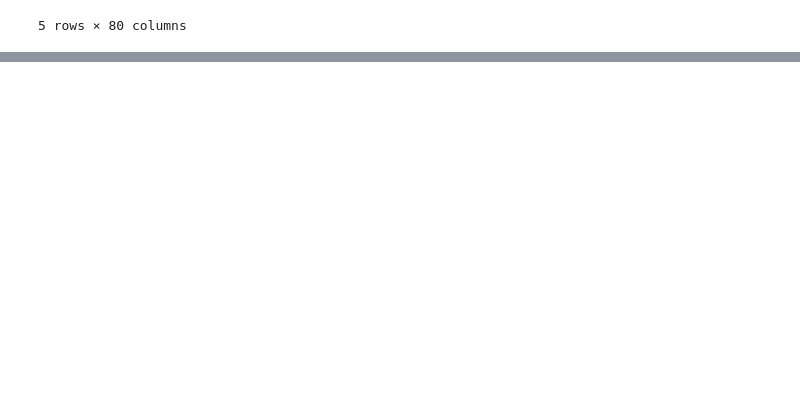
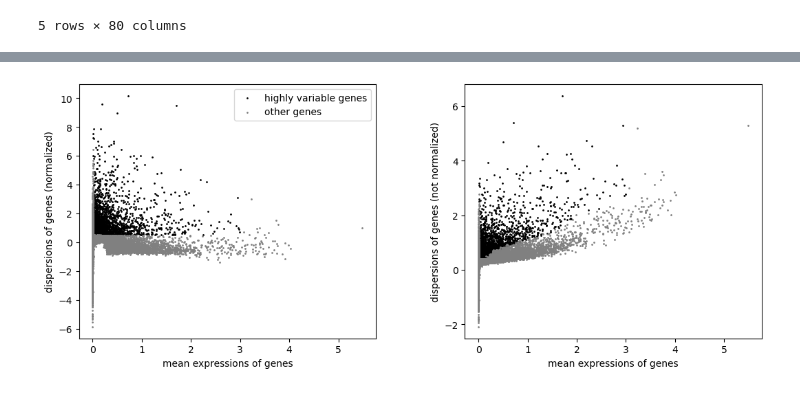
Before and after one commit to tommasoravasio/scRNAseq-GNN-binary-tp53, a Jupyter notebook: notebooks/main_experiment.ipynb, the cells around one changed output, grey strips where cells are left out. Cells and saved outputs as stored; diff of their text form; code cells hidden in the pictures; blank space fills up the shorter version.

```diff
--- a/notebooks/main_experiment.ipynb
+++ b/notebooks/main_experiment.ipynb
@@ -128,0 +131,18 @@ sc.pl.scatter(adata, x='total_counts', y='n_genes_by_counts')
+# %%
+#Normalization
+adata.layers["raw_counts"] = adata.X.copy()
+
+sc.pp.normalize_total(adata, target_sum=1e4)
+sc.pp.log1p(adata)
+# %%
+#Feature selection
+adata.layers["pre_feature_selection"] = adata.X.copy()
+
+# sc.pp.highly_variable_genes(
+#     adata,
+#     n_top_genes=2000)
+sc.pp.highly_variable_genes(adata, min_mean=0.0125, max_mean=3, min_disp=0.5, batch_key="mutation_status")   #AGGIUNGI BATCH KEY
+sc.pl.highly_variable_genes(adata)
+adata = adata[:, adata.var.highly_variable]
+# %% [output]
+[figure, added]
```
Also changed, not shown: parts of 32 cells of this notebook, 12 other files.
